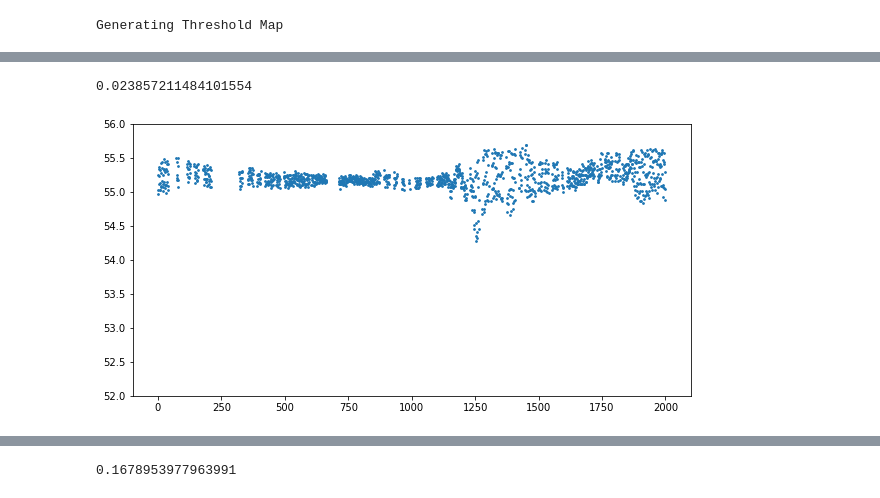
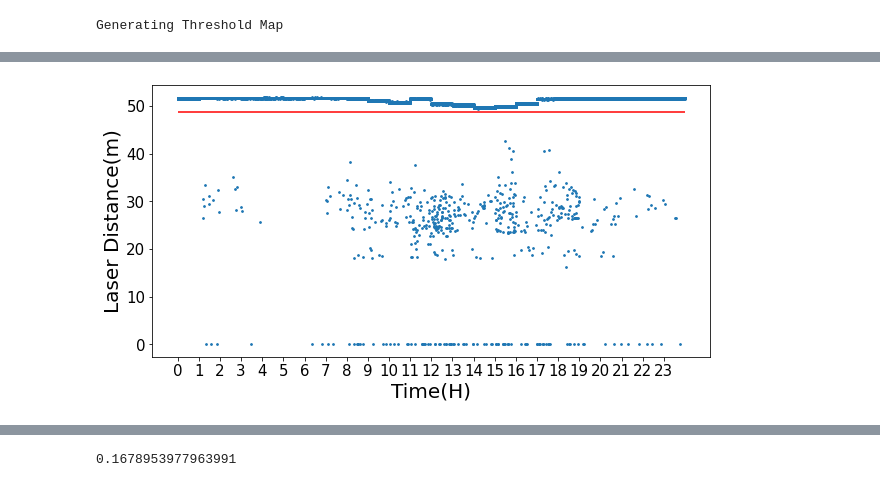
Before and after one commit to jksdbks123/Lidar-Tracker, a Jupyter notebook: LiDAR_Tracker_Project/ParamValidation.ipynb, the cells around one changed output, grey strips where cells are left out. Drawn from its saved outputs; the diff is of its cells as text; code cells hidden in the pictures.

```diff
--- a/LiDAR_Tracker_Project/ParamValidation.ipynb
+++ b/LiDAR_Tracker_Project/ParamValidation.ipynb
@@ -136,0 +130,3 @@ Loading pcap...
+# %%
+aggragated_map = np.concatenate(aggregated_maps_multiple,axis = 0)
+collector.aggregated_map = aggragated_map
@@ -143,5 +144,3 @@ Generating Threshold Map
 np.save(r'D:\LiDAR_Data\MidTown\PCAP_BCK\Roundabout\24\bck_map.npy',threshold_map)
 # %%
 threshold_map = np.load(r'D:\LiDAR_Data\MidTown\PCAP_BCK\Roundabout\24\bck_map.npy')
-# %%
-collector.aggregated_map = collector.aggregated_map[:]
@@ -201,14 +175,17 @@ temp[temp > 50].std()
-# %%
-temp[temp > 50].std()
-# %% [output]
-0.023857211484101554
-# %%
-laser_id = theta_raw[24] == theta
-azimuth_channel = 726
-plt.figure(figsize=(10,5))
-plt.scatter(np.arange(2000),collector.aggregated_map[:2000,laser_id,azimuth_channel], s = 3)
-# plt.hlines(threshold_map[laser_id,azimuth_channel],0,2000,color = 'r')
-plt.ylim(52,56)
-plt.show()
-# %% [output]
-[figure, removed]
+# %%
+
+laser_id = theta_raw[28] == theta
+azimuth_channel = int(np.around((20747/100)/0.2)) + 30
+temp = collector.aggregated_map[:,laser_id,azimuth_channel]
+thred = get_thred_modified(temp.flatten(),1,0.125,10,0.001,0.5)
+plt.figure(figsize=(10,5))
+plt.scatter(np.arange(len(collector.aggregated_map)),collector.aggregated_map[:,laser_id,azimuth_channel], s = 3)
+plt.hlines(thred,0,len(collector.aggregated_map),color = 'r')
+# plt.ylim(49,52)
+plt.xticks(np.arange(0,24000,1000),np.arange(0,24),fontsize = 15)
+plt.yticks(fontsize = 15)
+plt.ylabel('Laser Distance(m)',fontsize = 20)
+plt.xlabel('Time(H)',fontsize = 20)
+plt.show()
+# %% [output]
+[figure, added]
```
Also changed, not shown: parts of 23 cells of this notebook, 2 other files.
